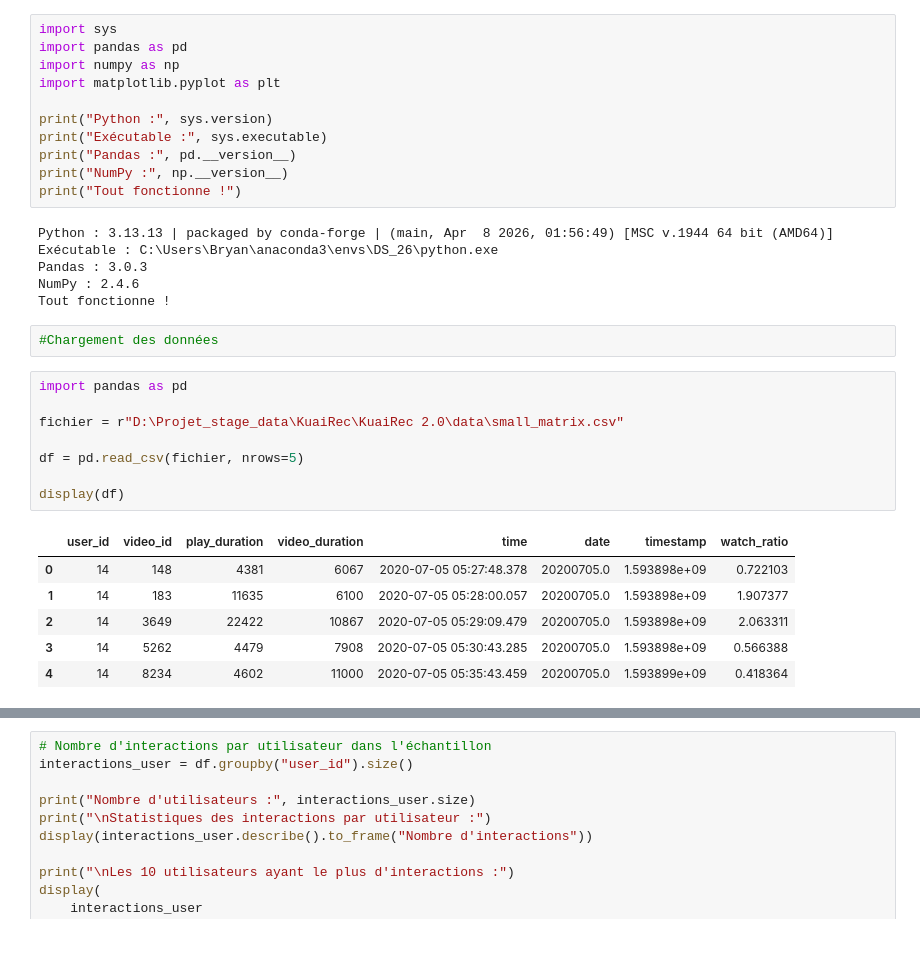
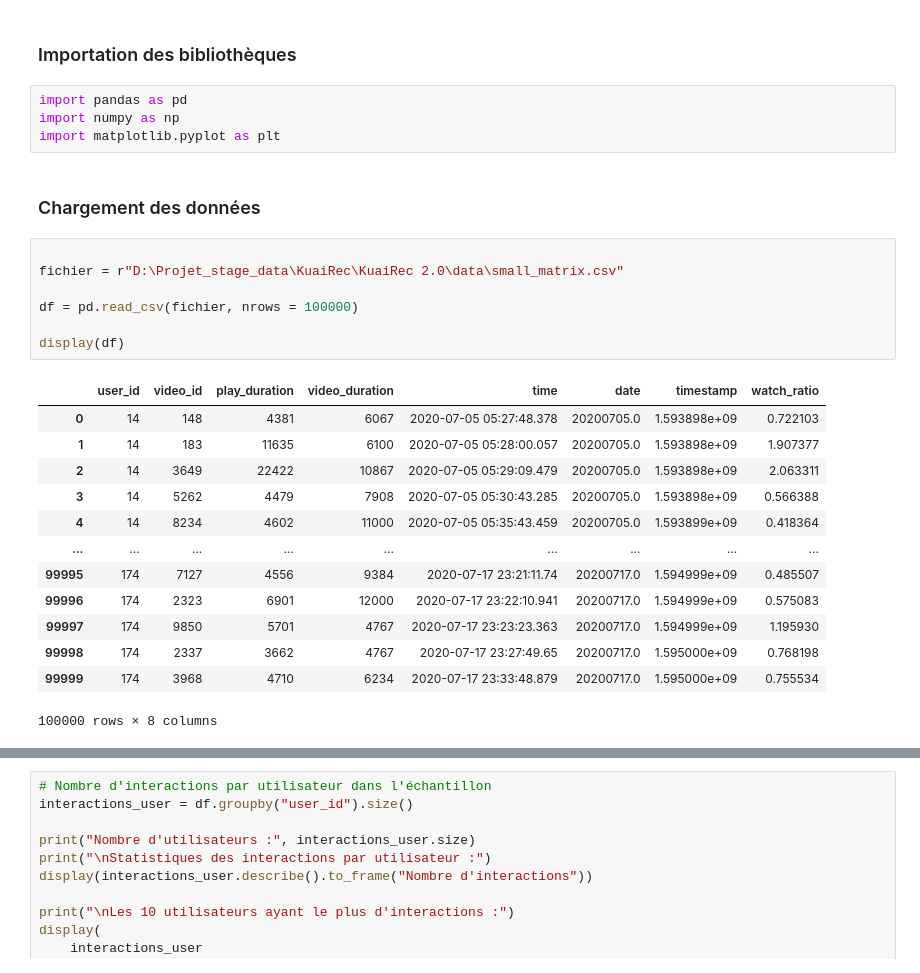
Before and after one commit to Gerguinho/Systeme_de_recommandation_video, a Jupyter notebook: notebooks/Système_de_recommandation.ipynb, the cells around one changed output, grey strips where cells are left out. Drawn from its saved outputs; the diff is of its cells as text; blank space fills up the shorter version.

```diff
--- a/notebooks/Système_de_recommandation.ipynb
+++ b/notebooks/Système_de_recommandation.ipynb
@@ -1,34 +1,29 @@
+# %% [markdown]
+### Importation des bibliothèques
 # %%
-import sys
 import pandas as pd
 import numpy as np
 import matplotlib.pyplot as plt
-
-print("Python :", sys.version)
-print("Exécutable :", sys.executable)
-print("Pandas :", pd.__version__)
-print("NumPy :", np.__version__)
-print("Tout fonctionne !")
-# %% [output]
-Python : 3.13.13 | packaged by conda-forge | (main, Apr  8 2026, 01:56:49) [MSC v.1944 64 bit (AMD64)]
-Exécutable : C:\Users\Bryan\anaconda3\envs\DS_26\python.exe
-Pandas : 3.0.3
-NumPy : 2.4.6
-Tout fonctionne !
-# %%
-#Chargement des données
+# %% [markdown]
+### Chargement des données
 # %%
-import pandas as pd
 
 fichier = r"D:\Projet_stage_data\KuaiRec\KuaiRec 2.0\data\small_matrix.csv"
 
-df = pd.read_csv(fichier, nrows=5)
+df = pd.read_csv(fichier, nrows = 100000)
 
 display(df)
 # %% [output]
 |  | user_id | video_id | play_duration | video_duration | time | date | timestamp | watch_ratio |
 | 0 | 14 | 148 | 4381 | 6067 | 2020-07-05 05:27:48.378 | 20200705.0 | 1.593898e+09 | 0.722103 |
 | 1 | 14 | 183 | 11635 | 6100 | 2020-07-05 05:28:00.057 | 20200705.0 | 1.593898e+09 | 1.907377 |
 | 2 | 14 | 3649 | 22422 | 10867 | 2020-07-05 05:29:09.479 | 20200705.0 | 1.593898e+09 | 2.063311 |
 | 3 | 14 | 5262 | 4479 | 7908 | 2020-07-05 05:30:43.285 | 20200705.0 | 1.593898e+09 | 0.566388 |
 | 4 | 14 | 8234 | 4602 | 11000 | 2020-07-05 05:35:43.459 | 20200705.0 | 1.593899e+09 | 0.418364 |
+| ... | ... | ... | ... | ... | ... | ... | ... | ... |
+| 99995 | 174 | 7127 | 4556 | 9384 | 2020-07-17 23:21:11.74 | 20200717.0 | 1.594999e+09 | 0.485507 |
+| 99996 | 174 | 2323 | 6901 | 12000 | 2020-07-17 23:22:10.941 | 20200717.0 | 1.594999e+09 | 0.575083 |
+| 99997 | 174 | 9850 | 5701 | 4767 | 2020-07-17 23:23:23.363 | 20200717.0 | 1.594999e+09 | 1.195930 |
+| 99998 | 174 | 2337 | 3662 | 4767 | 2020-07-17 23:27:49.65 | 20200717.0 | 1.595000e+09 | 0.768198 |
+| 99999 | 174 | 3968 | 4710 | 6234 | 2020-07-17 23:33:48.879 | 20200717.0 | 1.595000e+09 | 0.755534 |
+100000 rows × 8 columns
```
Also changed, not shown: parts of 47 cells of this notebook.
